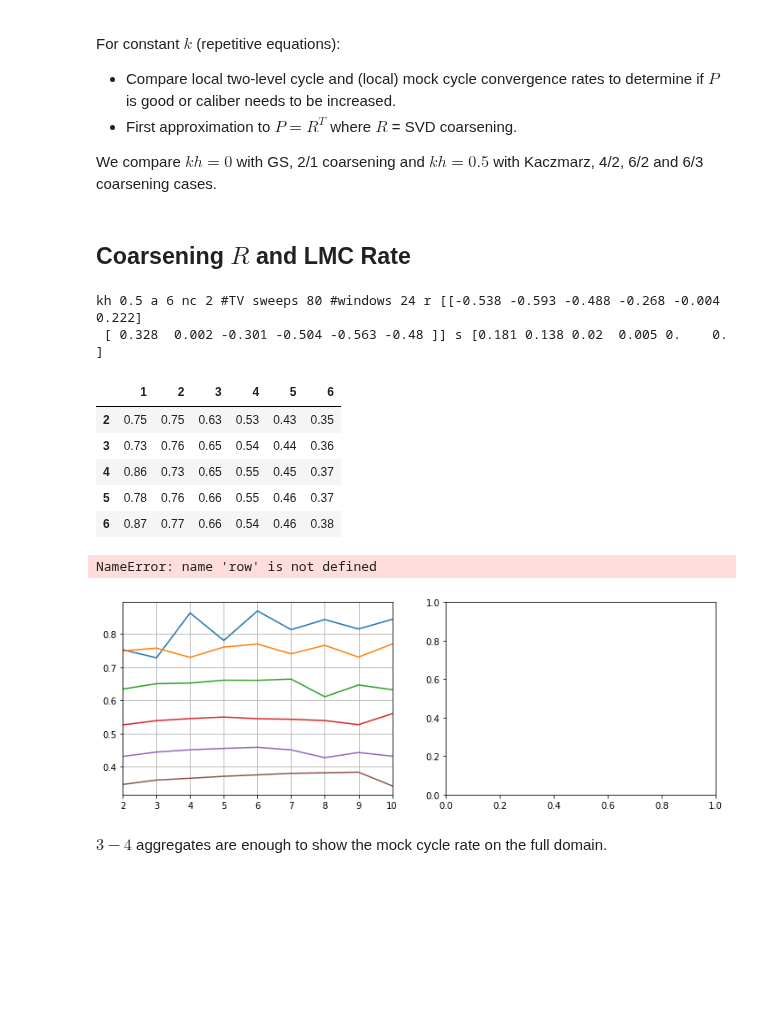
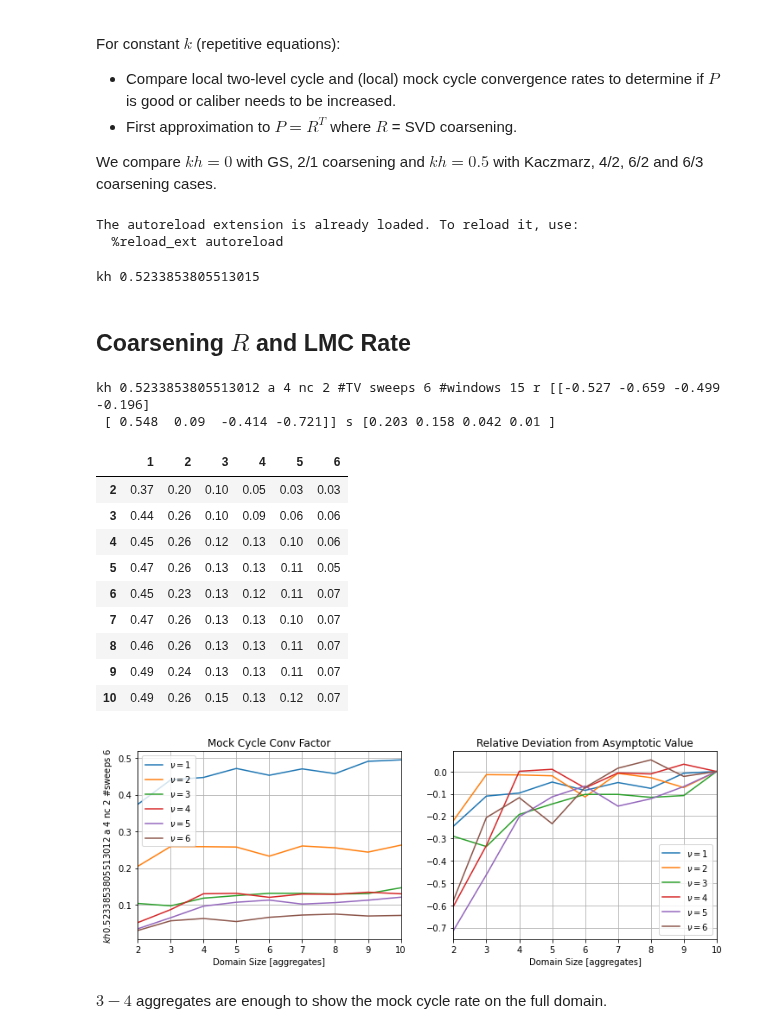
Before and after one commit to 436ahsan/Helmholtz, a Jupyter notebook: notebooks/local_two_level_cycle.ipynb, the cells around one changed output. Cells and saved outputs as stored; diff of their text form; code cells hidden in the pictures; blank space fills up the shorter version.

```diff
--- a/notebooks/local_two_level_cycle.ipynb
+++ b/notebooks/local_two_level_cycle.ipynb
@@ -12,14 +12,17 @@ import numpy as np
 import matplotlib.pyplot as plt
 import helmholtz as hm
 import helmholtz.repetitive.coarsening_repetitive as hrc
+import helmholtz.analysis.ideal
 import pandas as pd
 import scipy.sparse
 import sklearn.metrics.pairwise
+import scipy.sparse
 import sys
 from numpy.ma.testutils import assert_array_almost_equal
 from scipy.linalg import eig, norm, svd
 from scipy.sparse.linalg import eigs
 from scipy import optimize
+from IPython.display import display_html
 
 %load_ext autoreload
 %autoreload 2
@@ -36,6 +39,15 @@ pd.options.display.float_format = "{:,.2f}".format
 
 logger = logging.getLogger("main")
 _LOGGER = logger
+
+def display_df_side_by_side(a, b, captions):
+    # Calculate two-level cycle convergence rate vs. domain size.
+    a_styler = a.style.set_table_attributes("style='display:inline'").set_caption(captions[0]).format(precision=2)
+    b_styler = b.style.set_table_attributes("style='display:inline'").set_caption(captions[1]).format(precision=2)
+    display_html(a_styler._repr_html_()+b_styler._repr_html_(), raw=True)
+# %% [output]
+The autoreload extension is already loaded. To reload it, use:
+  %reload_ext autoreload
 # %%
 # Fixed seed for reproducible results.
 np.random.seed(1)
@@ -43,9 +55,10 @@ np.random.seed(1)
 # Domain size.
 n = 96 # 384 # 192 #96
 
-kh = 0.5
-num_sweeps = 80
-aggregate_size = 6
+# Fit wavelength to domain size.
+kh = helmholtz.analysis.ideal.find_singular_kh("5-point", n)[0]
+num_sweeps = 6
+aggregate_size = 4
 num_components = 2
 
 # Repetitive framework.
@@ -54,6 +67,11 @@ repetitive = True
 num_examples = 3
 
 nu_values = np.arange(1, 7)
+m_values = np.arange(2, 11, dtype=int)
+
+print("kh", kh)
+# %% [output]
+kh 0.5233853805513015
 # %% [markdown]
 ## Coarsening $R$ and LMC Rate
 # %%
@@ -112,54 +157,53 @@ def mock_conv_factor_for_domain_size(kh, r, aggregate_size, m, nu_values):
 # case_conv = [mock_conv_factor(*case) for case in cases]
 # %%
 r, mock_conv = mock_conv_factor(kh, n, aggregate_size, num_components, num_sweeps=num_sweeps)
-mock_conv[:5]
+mock_conv
 # %% [output]
-kh 0.5 a 6 nc 2 #TV sweeps 80 #windows 24 r [[-0.538 -0.593 -0.488 -0.268 -0.004  0.222]
- [ 0.328  0.002 -0.301 -0.504 -0.563 -0.48 ]] s [0.181 0.138 0.02  0.005 0.    0.   ]
+kh 0.5233853805513012 a 4 nc 2 #TV sweeps 6 #windows 15 r [[-0.527 -0.659 -0.499 -0.196]
+ [ 0.548  0.09  -0.414 -0.721]] s [0.203 0.158 0.042 0.01 ]
 |  | 1 | 2 | 3 | 4 | 5 | 6 |
-| 2 | 0.75 | 0.75 | 0.63 | 0.53 | 0.43 | 0.35 |
-| 3 | 0.73 | 0.76 | 0.65 | 0.54 | 0.44 | 0.36 |
-| 4 | 0.86 | 0.73 | 0.65 | 0.55 | 0.45 | 0.37 |
-| 5 | 0.78 | 0.76 | 0.66 | 0.55 | 0.46 | 0.37 |
-| 6 | 0.87 | 0.77 | 0.66 | 0.54 | 0.46 | 0.38 |
+| 2 | 0.37 | 0.20 | 0.10 | 0.05 | 0.03 | 0.03 |
+| 3 | 0.44 | 0.26 | 0.10 | 0.09 | 0.06 | 0.06 |
+| 4 | 0.45 | 0.26 | 0.12 | 0.13 | 0.10 | 0.06 |
+| 5 | 0.47 | 0.26 | 0.13 | 0.13 | 0.11 | 0.05 |
+| 6 | 0.45 | 0.23 | 0.13 | 0.12 | 0.11 | 0.07 |
+| 7 | 0.47 | 0.26 | 0.13 | 0.13 | 0.10 | 0.07 |
+| 8 | 0.46 | 0.26 | 0.13 | 0.13 | 0.11 | 0.07 |
+| 9 | 0.49 | 0.24 | 0.13 | 0.13 | 0.11 | 0.07 |
+| 10 | 0.49 | 0.26 | 0.15 | 0.13 | 0.12 | 0.07 |
 # %%
 fig, axs = plt.subplots(1, 2, figsize=(12, 4))
 
 a, nc, conv = aggregate_size, num_components, mock_conv
 # Mock cycle convergence vs. domain size [aggregates] and nu=1,...,6.
 #print("kh {} a {} nc {} num_sweeps {}".format(kh, a, nc, num_sweeps))
 #display(conv[:10])
 
 ax_row = axs[row] if axs.ndim > 1 else axs
 error = (conv - conv.iloc[-1]) / conv.iloc[-1]
-nu_values = conv.columns
-m_values = conv.index
+#nu_values = conv.columns
+#m_values = conv.index
 
 ax = ax_row[0]
 for nu in nu_values:
     ax.plot(m_values, conv[nu], label="$\\nu = {}$".format(nu))
 ax.grid(True);
 ax.set_xlim([2, 10]);
-if row == len(cases) - 1:
-    ax.set_xlabel("Domain Size [aggregates]")
+ax.set_xlabel("Domain Size [aggregates]")
 ax.set_ylabel("$kh {}$ a {} nc {} #sweeps {}".format(kh, a, nc, num_sweeps))
-if row == 0:
-    ax.set_title("Mock Cycle Conv Factor");
+ax.set_title("Mock Cycle Conv Factor");
 ax.legend();
 
 ax = ax_row[1]
 for nu in nu_values:
     ax.plot(m_values, error[nu], label="$\\nu = {}$".format(nu))
 ax.grid(True);
 ax.set_xlim([2, 10]);
-if row == len(cases) - 1:
-    ax.set_xlabel("Domain Size [aggregates]")
-if row == 0:
-    ax.set_title("Relative Deviation from Asymptotic Value");
+ax.set_xlabel("Domain Size [aggregates]")
+ax.set_title("Relative Deviation from Asymptotic Value");
 ax.legend();
 # %% [output]
-NameError: name 'row' is not defined
-[figure, old version]
+[figure, new version]
 # %% [markdown]
 $3-4$ aggregates are enough to show the mock cycle rate on the full domain.
 # %% [markdown]
```
Also changed, not shown: parts of 15 cells of this notebook, 13 other files.
